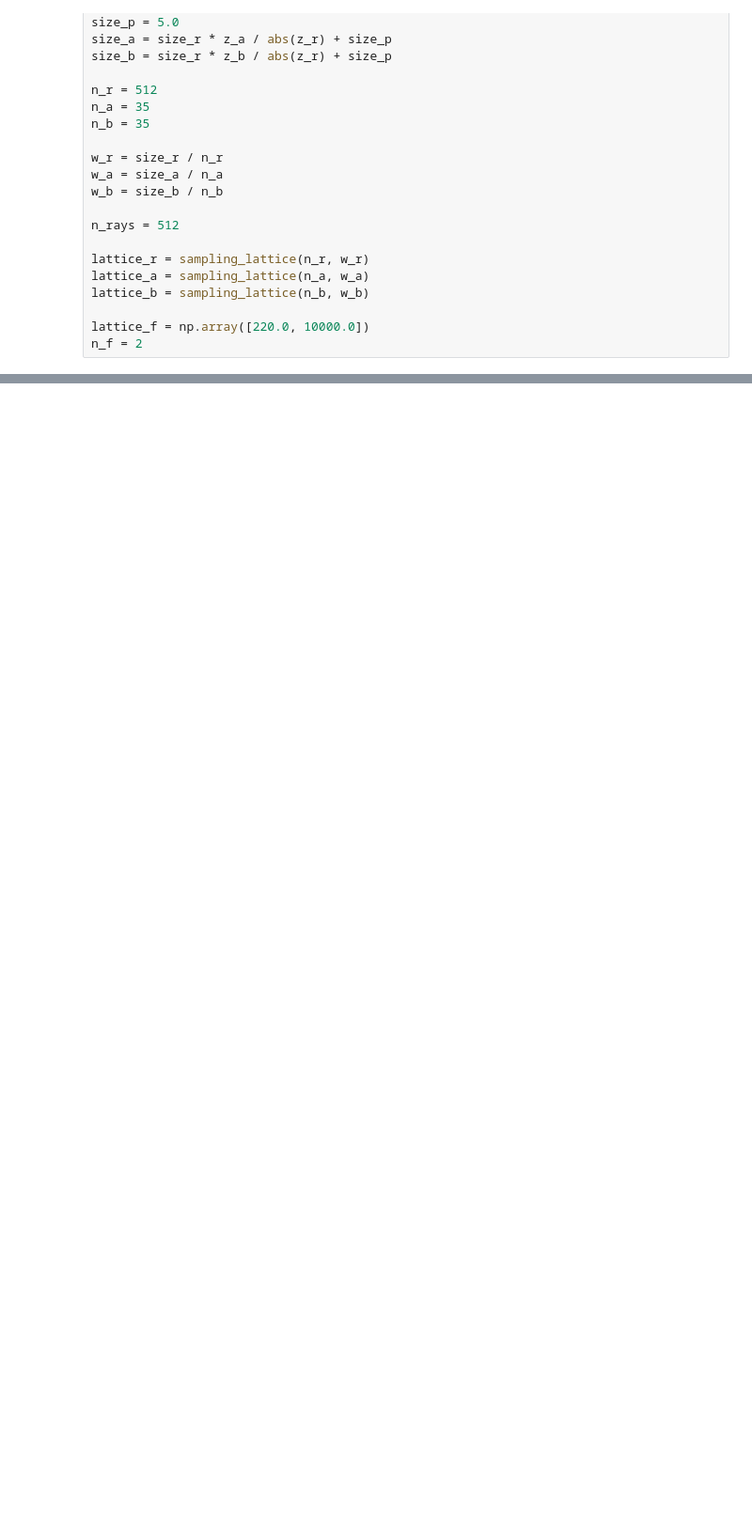
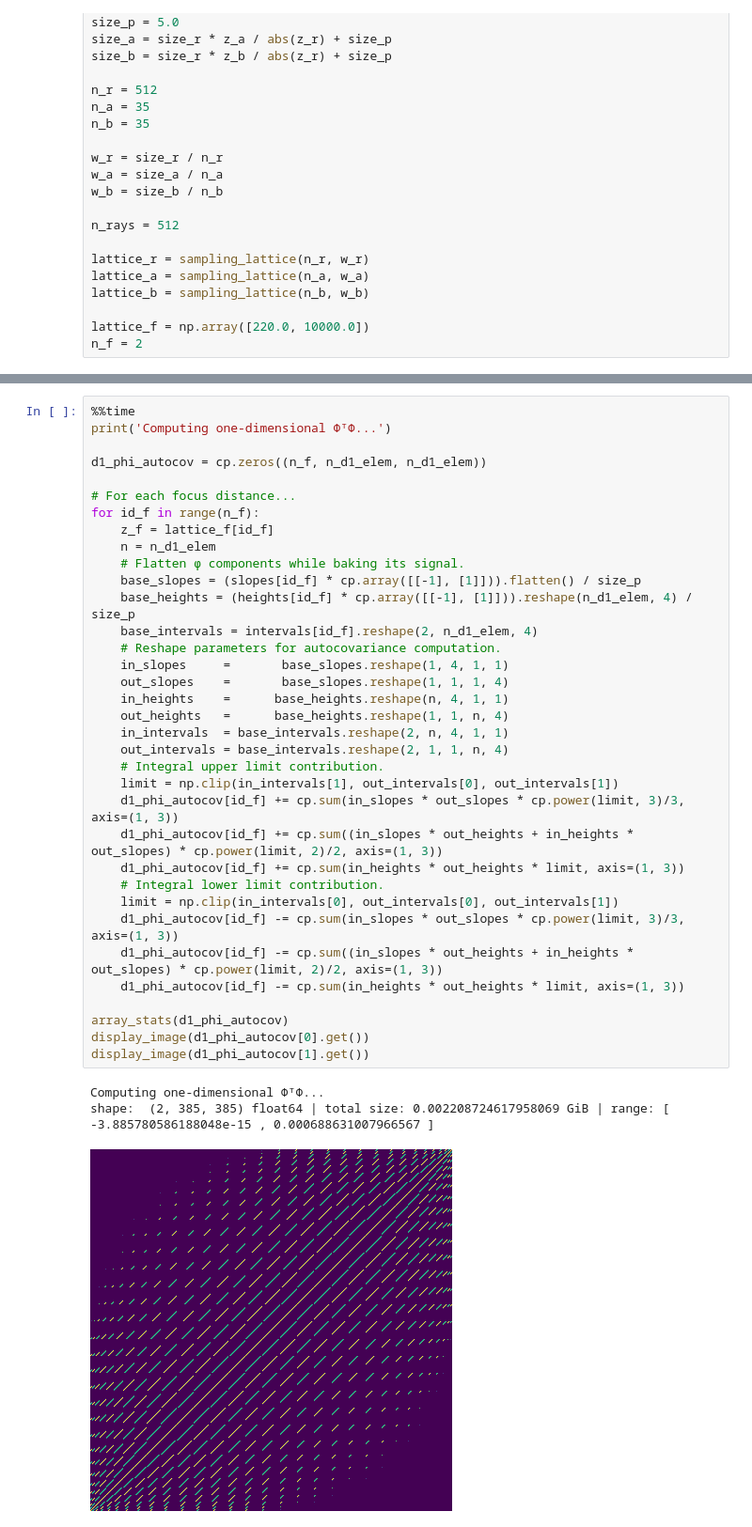
Before and after one commit to raolirom/light-field-prefiltering, a Jupyter notebook: 4d-nnls.ipynb, the cells around one changed output, grey strips where cells are left out. Shown at 94% size. Saved outputs shown, nothing was run; the diff lists cells and outputs as text; blank space fills up the shorter version.

```diff
--- a/4d-nnls.ipynb
+++ b/4d-nnls.ipynb
@@ -294,0 +455,39 @@ Wall time: 5.96 ms
+# %%
+%%time
+print('Computing one-dimensional ΦᵀΦ...')
+
+d1_phi_autocov = cp.zeros((n_f, n_d1_elem, n_d1_elem))
+
+# For each focus distance...
+for id_f in range(n_f):
+    z_f = lattice_f[id_f]
+    n = n_d1_elem
+    # Flatten φ components while baking its signal.
+    base_slopes = (slopes[id_f] * cp.array([[-1], [1]])).flatten() / size_p
+    base_heights = (heights[id_f] * cp.array([[-1], [1]])).reshape(n_d1_elem, 4) / size_p
+    base_intervals = intervals[id_f].reshape(2, n_d1_elem, 4)
+    # Reshape parameters for autocovariance computation.
+    in_slopes     =       base_slopes.reshape(1, 4, 1, 1)
+    out_slopes    =       base_slopes.reshape(1, 1, 1, 4)
+    in_heights    =      base_heights.reshape(n, 4, 1, 1)
+    out_heights   =      base_heights.reshape(1, 1, n, 4)
+    in_intervals  = base_intervals.reshape(2, n, 4, 1, 1)
+    out_intervals = base_intervals.reshape(2, 1, 1, n, 4)
+    # Integral upper limit contribution.
+    limit = np.clip(in_intervals[1], out_intervals[0], out_intervals[1])
+    d1_phi_autocov[id_f] += cp.sum(in_slopes * out_slopes * cp.power(limit, 3)/3, axis=(1, 3))
+    d1_phi_autocov[id_f] += cp.sum((in_slopes * out_heights + in_heights * out_slopes) * cp.power(limit, 2)/2, axis=(1, 3))
+    d1_phi_autocov[id_f] += cp.sum(in_heights * out_heights * limit, axis=(1, 3))
+    # Integral lower limit contribution.
+    limit = np.clip(in_intervals[0], out_intervals[0], out_intervals[1])
+    d1_phi_autocov[id_f] -= cp.sum(in_slopes * out_slopes * cp.power(limit, 3)/3, axis=(1, 3))
+    d1_phi_autocov[id_f] -= cp.sum((in_slopes * out_heights + in_heights * out_slopes) * cp.power(limit, 2)/2, axis=(1, 3))
+    d1_phi_autocov[id_f] -= cp.sum(in_heights * out_heights * limit, axis=(1, 3))
+
+array_stats(d1_phi_autocov)
+display_image(d1_phi_autocov[0].get())
+display_image(d1_phi_autocov[1].get())
+# %% [output]
+Computing one-dimensional ΦᵀΦ...
+shape:  (2, 385, 385) float64 | total size: 0.002208724617958069 GiB | range: [ -3.885780586188048e-15 , 0.000688631007966567 ]
+[figure, added]
```
Also changed, not shown: parts of 10 cells of this notebook.
